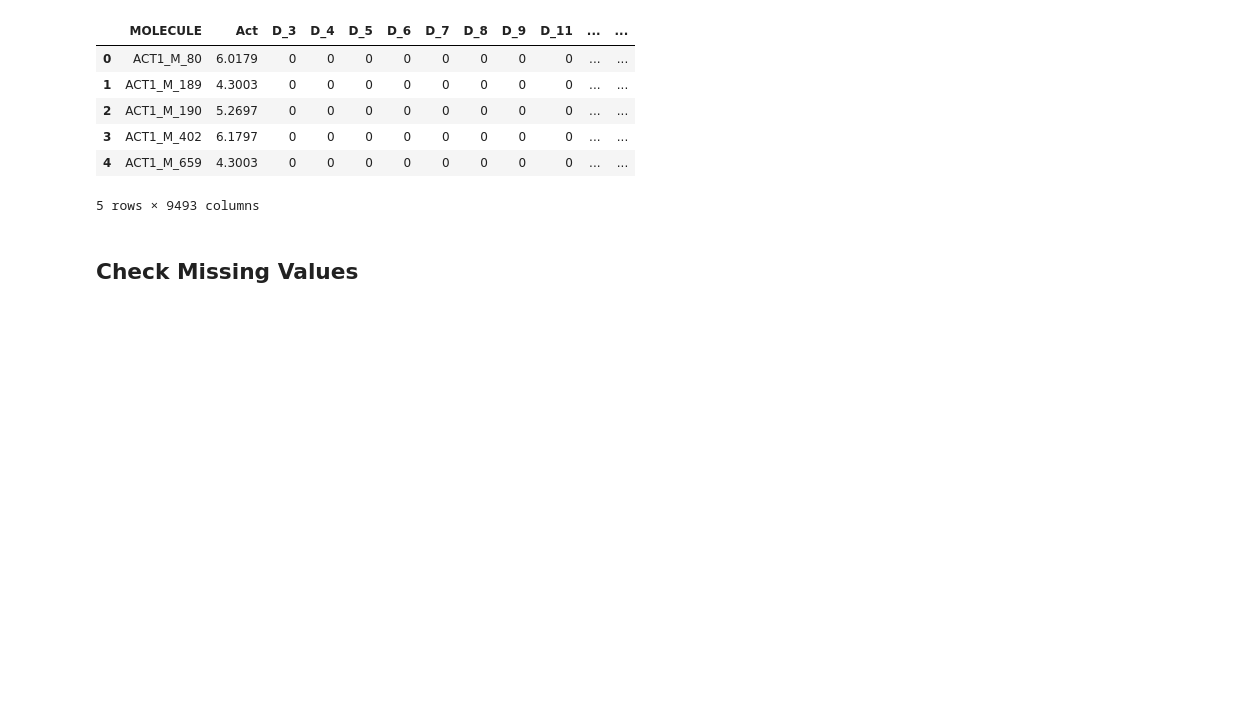
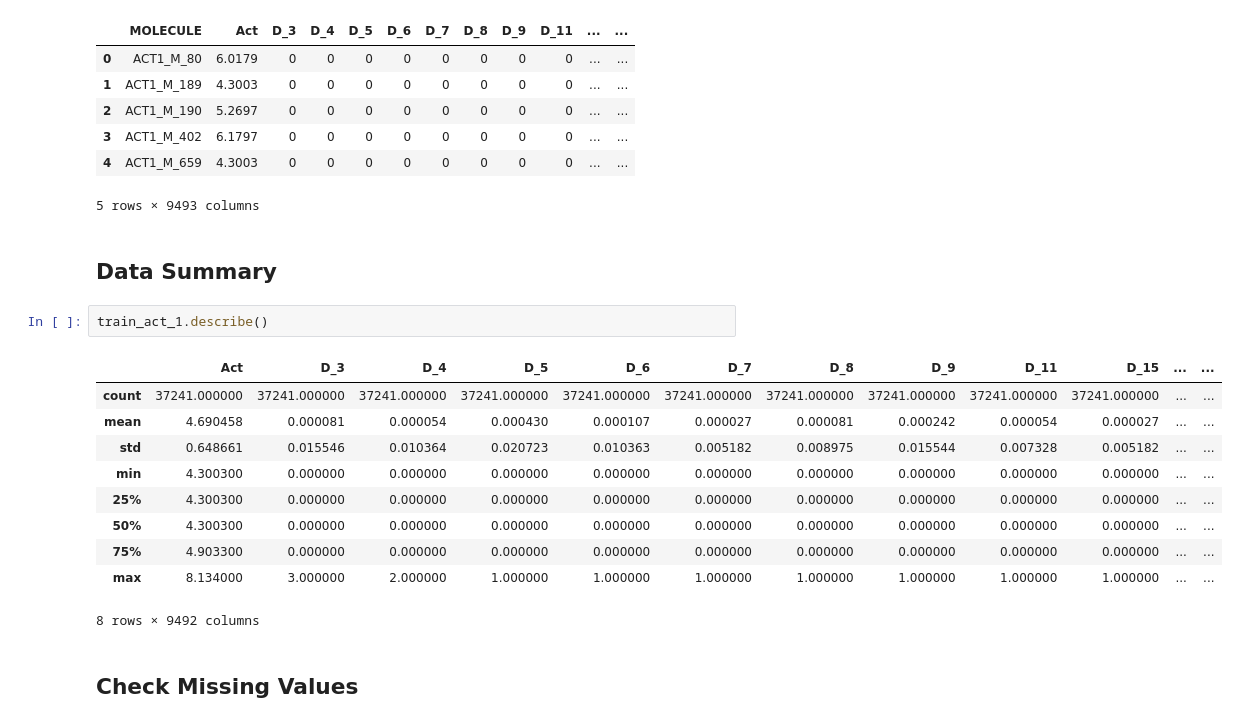
Before and after one commit to xinxinmo/DataXMerckChallenge, a Jupyter notebook: scripts/Near zero variance - data preprocessing.ipynb, the cells around one changed output. Saved outputs shown, nothing was run; the diff lists cells and outputs as text; blank space fills up the shorter version.

```diff
--- a/scripts/Near zero variance - data preprocessing.ipynb
+++ b/scripts/Near zero variance - data preprocessing.ipynb
@@ -15,6 +15,21 @@ train_act_1.head()
 | 3 | ACT1_M_402 | 6.1797 | 0 | 0 | 0 | 0 | 0 | 0 | 0 | 0 | ... | ... |
 | 4 | ACT1_M_659 | 4.3003 | 0 | 0 | 0 | 0 | 0 | 0 | 0 | 0 | ... | ... |
 5 rows × 9493 columns
+# %% [markdown]
+## Data Summary
+# %%
+train_act_1.describe()
+# %% [output]
+|  | Act | D_3 | D_4 | D_5 | D_6 | D_7 | D_8 | D_9 | D_11 | D_15 | ... | ... |
+| count | 37241.000000 | 37241.000000 | 37241.000000 | 37241.000000 | 37241.000000 | 37241.000000 | 37241.000000 | 37241.000000 | 37241.000000 | 37241.000000 | ... | ... |
+| mean | 4.690458 | 0.000081 | 0.000054 | 0.000430 | 0.000107 | 0.000027 | 0.000081 | 0.000242 | 0.000054 | 0.000027 | ... | ... |
+| std | 0.648661 | 0.015546 | 0.010364 | 0.020723 | 0.010363 | 0.005182 | 0.008975 | 0.015544 | 0.007328 | 0.005182 | ... | ... |
+| min | 4.300300 | 0.000000 | 0.000000 | 0.000000 | 0.000000 | 0.000000 | 0.000000 | 0.000000 | 0.000000 | 0.000000 | ... | ... |
+| 25% | 4.300300 | 0.000000 | 0.000000 | 0.000000 | 0.000000 | 0.000000 | 0.000000 | 0.000000 | 0.000000 | 0.000000 | ... | ... |
+| 50% | 4.300300 | 0.000000 | 0.000000 | 0.000000 | 0.000000 | 0.000000 | 0.000000 | 0.000000 | 0.000000 | 0.000000 | ... | ... |
+| 75% | 4.903300 | 0.000000 | 0.000000 | 0.000000 | 0.000000 | 0.000000 | 0.000000 | 0.000000 | 0.000000 | 0.000000 | ... | ... |
+| max | 8.134000 | 3.000000 | 2.000000 | 1.000000 | 1.000000 | 1.000000 | 1.000000 | 1.000000 | 1.000000 | 1.000000 | ... | ... |
+8 rows × 9492 columns
 # %% [markdown]
 ## Check Missing Values
 # %%
```
Also changed, not shown: parts of 1 cell of this notebook.
